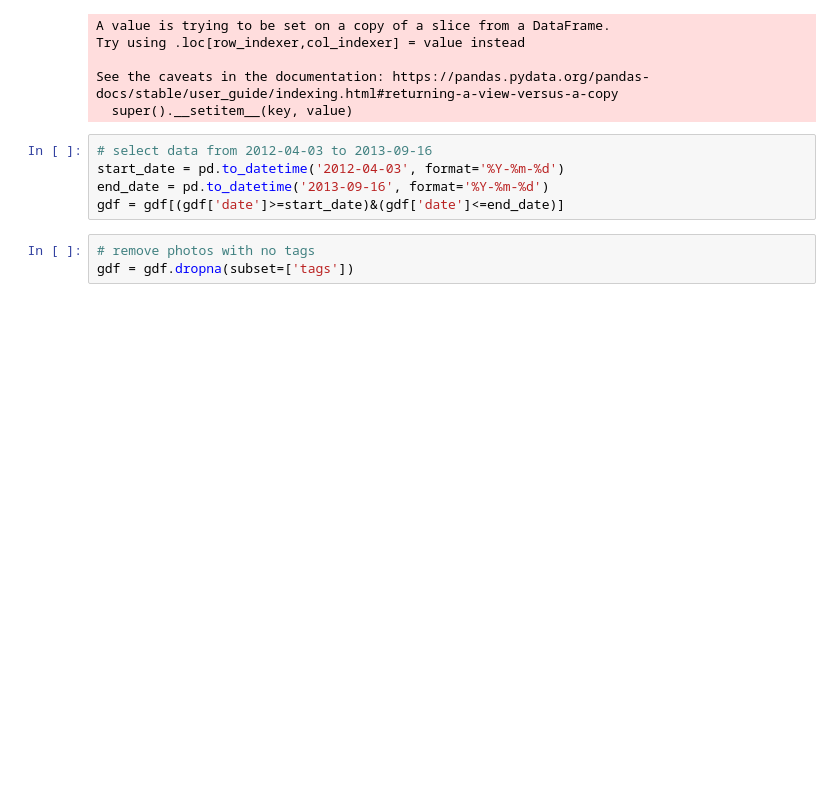
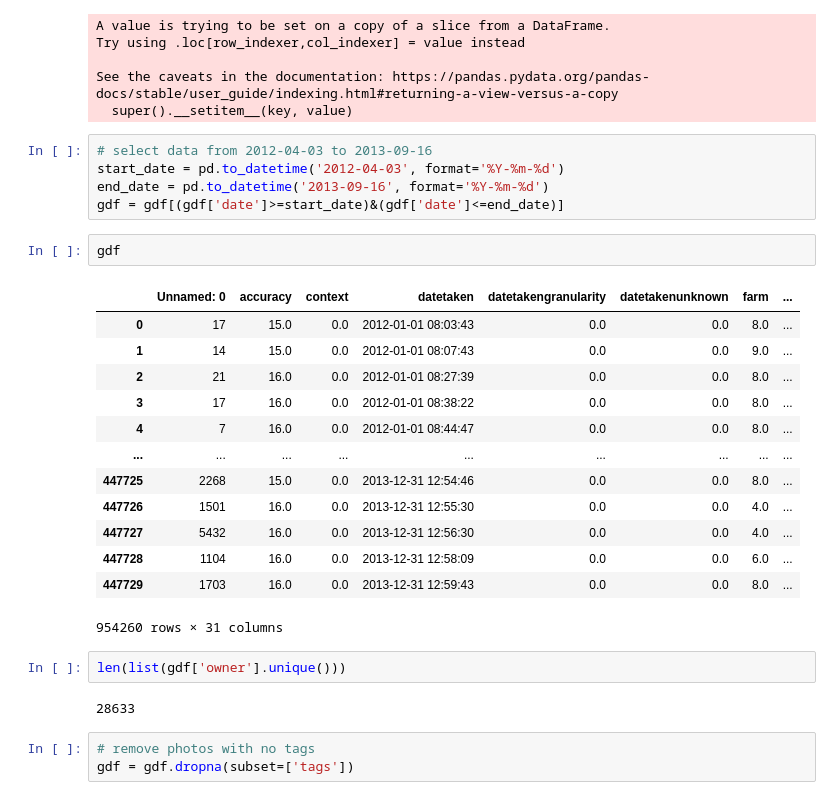
Before and after one commit to leyixu21/Semantic-Trajectory, a Jupyter notebook: clean_flickr_data.ipynb, the cells around one changed output. Cells and saved outputs as stored; diff of their text form; blank space fills up the shorter version.

```diff
--- a/clean_flickr_data.ipynb
+++ b/clean_flickr_data.ipynb
@@ -94,6 +94,26 @@ See the caveats in the documentation: https://pandas.pydata.org/pandas-docs/stab
 start_date = pd.to_datetime('2012-04-03', format='%Y-%m-%d')
 end_date = pd.to_datetime('2013-09-16', format='%Y-%m-%d')
 gdf = gdf[(gdf['date']>=start_date)&(gdf['date']<=end_date)]
+# %%
+gdf
+# %% [output]
+|  | Unnamed: 0 | accuracy | context | datetaken | datetakengranularity | datetakenunknown | farm | ... |
+| 0 | 17 | 15.0 | 0.0 | 2012-01-01 08:03:43 | 0.0 | 0.0 | 8.0 | ... |
+| 1 | 14 | 15.0 | 0.0 | 2012-01-01 08:07:43 | 0.0 | 0.0 | 9.0 | ... |
+| 2 | 21 | 16.0 | 0.0 | 2012-01-01 08:27:39 | 0.0 | 0.0 | 8.0 | ... |
+| 3 | 17 | 16.0 | 0.0 | 2012-01-01 08:38:22 | 0.0 | 0.0 | 8.0 | ... |
+| 4 | 7 | 16.0 | 0.0 | 2012-01-01 08:44:47 | 0.0 | 0.0 | 8.0 | ... |
+| ... | ... | ... | ... | ... | ... | ... | ... | ... |
+| 447725 | 2268 | 15.0 | 0.0 | 2013-12-31 12:54:46 | 0.0 | 0.0 | 8.0 | ... |
+| 447726 | 1501 | 16.0 | 0.0 | 2013-12-31 12:55:30 | 0.0 | 0.0 | 4.0 | ... |
+| 447727 | 5432 | 16.0 | 0.0 | 2013-12-31 12:56:30 | 0.0 | 0.0 | 4.0 | ... |
+| 447728 | 1104 | 16.0 | 0.0 | 2013-12-31 12:58:09 | 0.0 | 0.0 | 6.0 | ... |
+| 447729 | 1703 | 16.0 | 0.0 | 2013-12-31 12:59:43 | 0.0 | 0.0 | 8.0 | ... |
+954260 rows × 31 columns
+# %%
+len(list(gdf['owner'].unique()))
+# %% [output]
+28633
 # %%
 # remove photos with no tags
 gdf = gdf.dropna(subset=['tags'])
```
Also changed, not shown: parts of 70 cells of this notebook.
